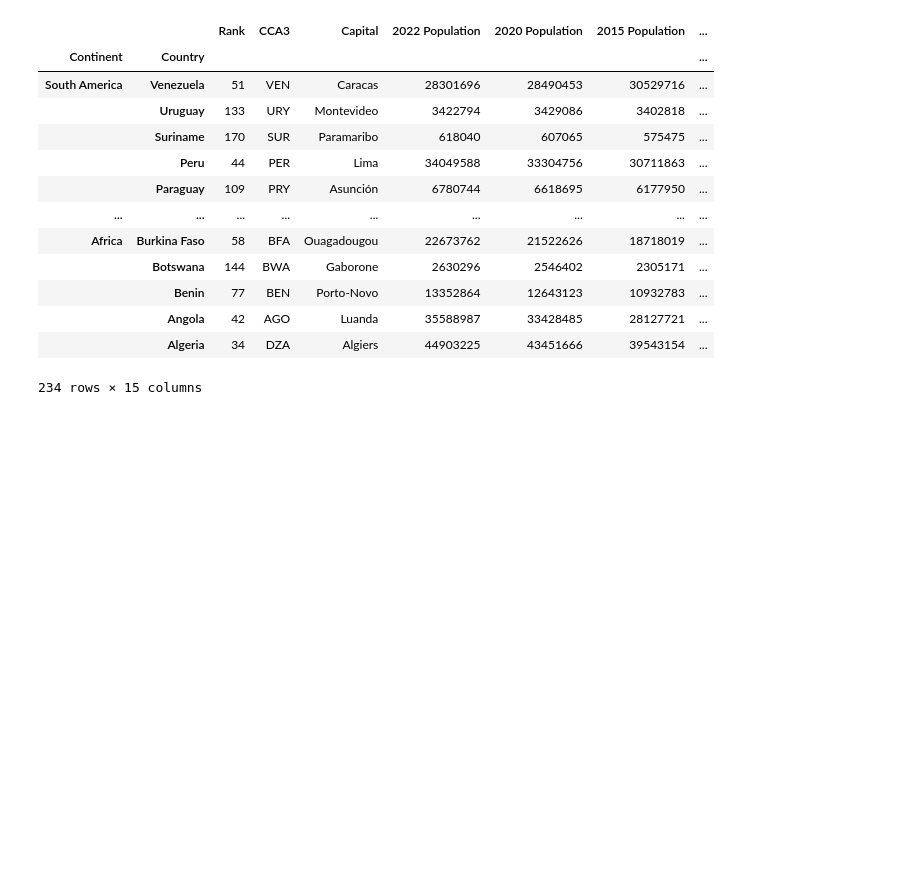
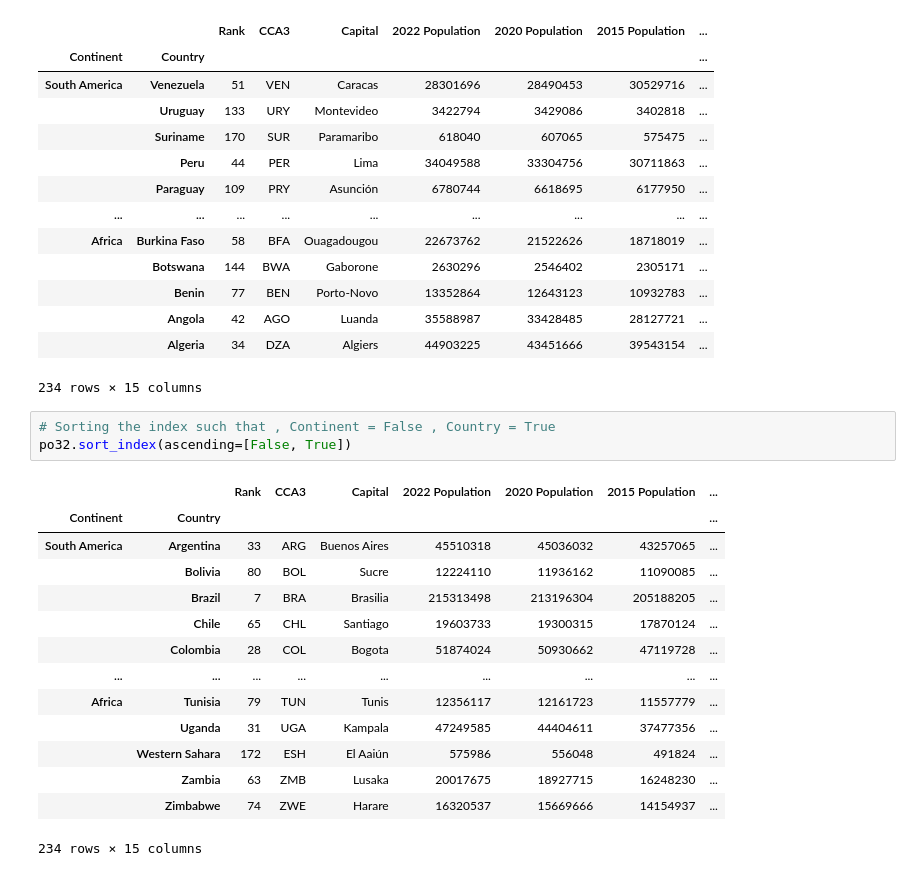
Before and after one commit to xyizko/xo-mathz, a Jupyter notebook: nb/yt-pandas-2.ipynb, the cells around one changed output. Saved outputs shown, nothing was run; the diff lists cells and outputs as text; blank space fills up the shorter version.

```diff
--- a/nb/yt-pandas-2.ipynb
+++ b/nb/yt-pandas-2.ipynb
@@ -1015,3 +1015,21 @@ po32.sort_index(ascending=False)
 |  | Angola | 42 | AGO | Luanda | 35588987 | 33428485 | 28127721 | ... |
 |  | Algeria | 34 | DZA | Algiers | 44903225 | 43451666 | 39543154 | ... |
 234 rows × 15 columns
+# %%
+# Sorting the index such that , Continent = False , Country = True
+po32.sort_index(ascending=[False, True])
+# %% [output]
+|  |  | Rank | CCA3 | Capital | 2022 Population | 2020 Population | 2015 Population | ... |
+| Continent | Country |  |  |  |  |  |  | ... |
+| South America | Argentina | 33 | ARG | Buenos Aires | 45510318 | 45036032 | 43257065 | ... |
+|  | Bolivia | 80 | BOL | Sucre | 12224110 | 11936162 | 11090085 | ... |
+|  | Brazil | 7 | BRA | Brasilia | 215313498 | 213196304 | 205188205 | ... |
+|  | Chile | 65 | CHL | Santiago | 19603733 | 19300315 | 17870124 | ... |
+|  | Colombia | 28 | COL | Bogota | 51874024 | 50930662 | 47119728 | ... |
+| ... | ... | ... | ... | ... | ... | ... | ... | ... |
+| Africa | Tunisia | 79 | TUN | Tunis | 12356117 | 12161723 | 11557779 | ... |
+|  | Uganda | 31 | UGA | Kampala | 47249585 | 44404611 | 37477356 | ... |
+|  | Western Sahara | 172 | ESH | El Aaiún | 575986 | 556048 | 491824 | ... |
+|  | Zambia | 63 | ZMB | Lusaka | 20017675 | 18927715 | 16248230 | ... |
+|  | Zimbabwe | 74 | ZWE | Harare | 16320537 | 15669666 | 14154937 | ... |
+234 rows × 15 columns
```
